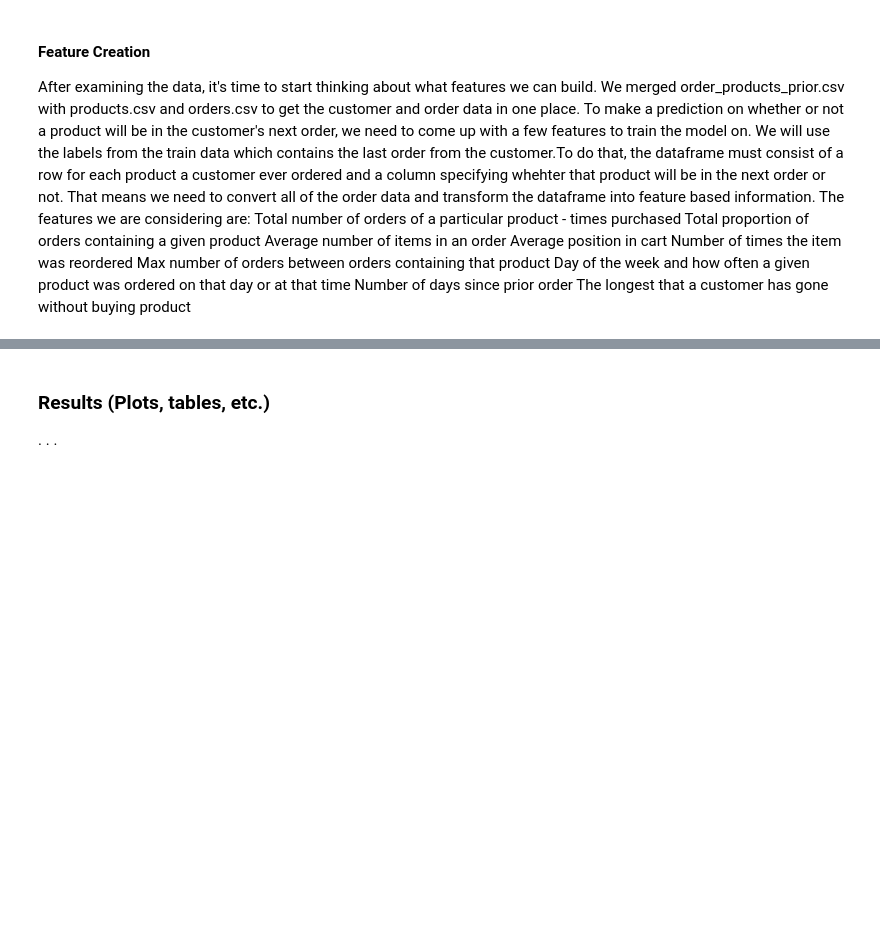
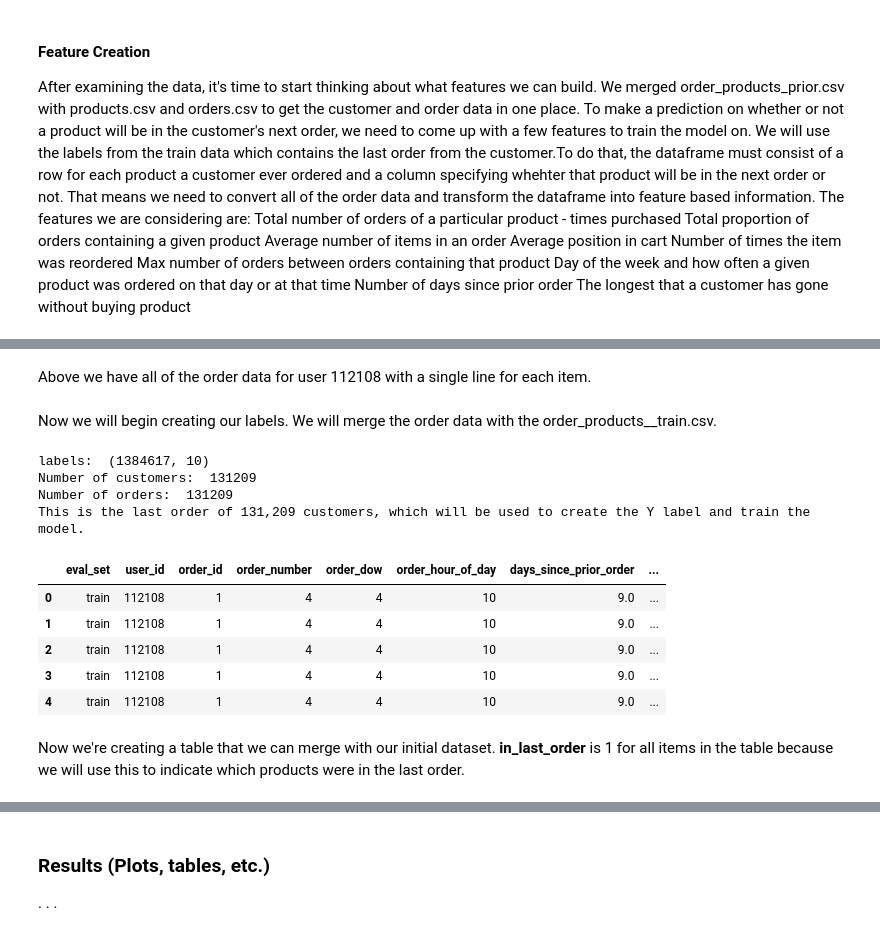
Before and after one commit to juemura/cs241, a Jupyter notebook: ianPortion.ipynb, the cells around one changed output, grey strips where cells are left out. Saved outputs shown, nothing was run; the diff lists cells and outputs as text; code cells hidden in the pictures; blank space fills up the shorter version.

```diff
--- a/ianPortion.ipynb
+++ b/ianPortion.ipynb
@@ -331,0 +412,24 @@ The longest that a customer has gone without buying product
+# %% [markdown]
+Above we have all of the order data for user 112108 with a single line for each item.
+# %% [markdown]
+Now we will begin creating our labels. We will merge the order data with the order_products__train.csv.
+# %%
+labels = pd.merge(op_train,orders_data, on="order_id", how="inner")[['eval_set', 'user_id', 'order_id', 'order_number', 'order_dow', 'order_hour_of_day', 'days_since_prior_order', 'product_id', 'add_to_cart_order', 'reordered']]
+print("labels: ", labels.shape)
+print("Number of customers: ", len(labels.user_id.unique()))
+print("Number of orders: ", len(labels.order_id.unique()))
+print("This is the last order of 131,209 customers, which will be used to create the Y label and train the model.")
+labels.head()
+# %% [output]
+labels:  (1384617, 10)
+Number of customers:  131209
+Number of orders:  131209
+This is the last order of 131,209 customers, which will be used to create the Y label and train the model.
+|  | eval_set | user_id | order_id | order_number | order_dow | order_hour_of_day | days_since_prior_order | ... |
+| 0 | train | 112108 | 1 | 4 | 4 | 10 | 9.0 | ... |
+| 1 | train | 112108 | 1 | 4 | 4 | 10 | 9.0 | ... |
+| 2 | train | 112108 | 1 | 4 | 4 | 10 | 9.0 | ... |
+| 3 | train | 112108 | 1 | 4 | 4 | 10 | 9.0 | ... |
+| 4 | train | 112108 | 1 | 4 | 4 | 10 | 9.0 | ... |
+# %% [markdown]
+Now we're creating a table that we can merge with our initial dataset. <b>in_last_order</b> is 1 for all items in the table because we will use this to indicate which products were in the last order.
```
Also changed, not shown: parts of 21 cells of this notebook.
